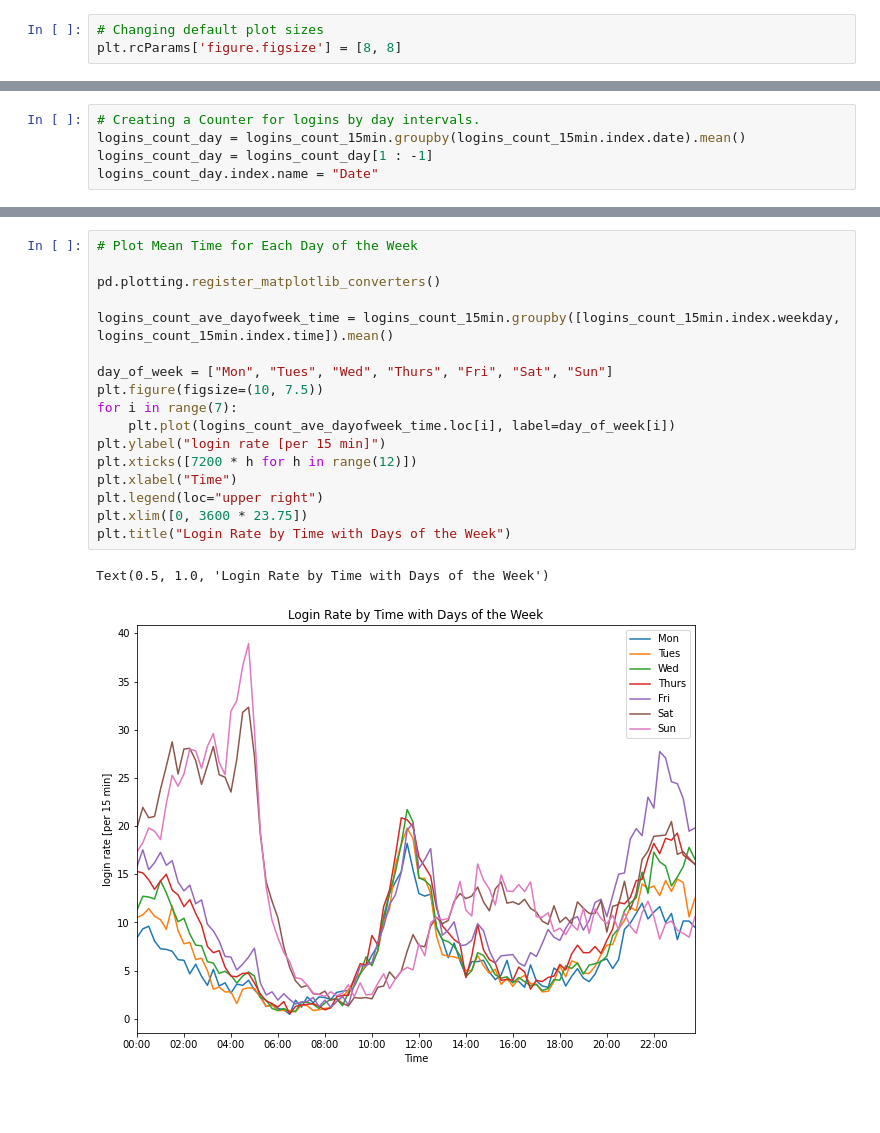
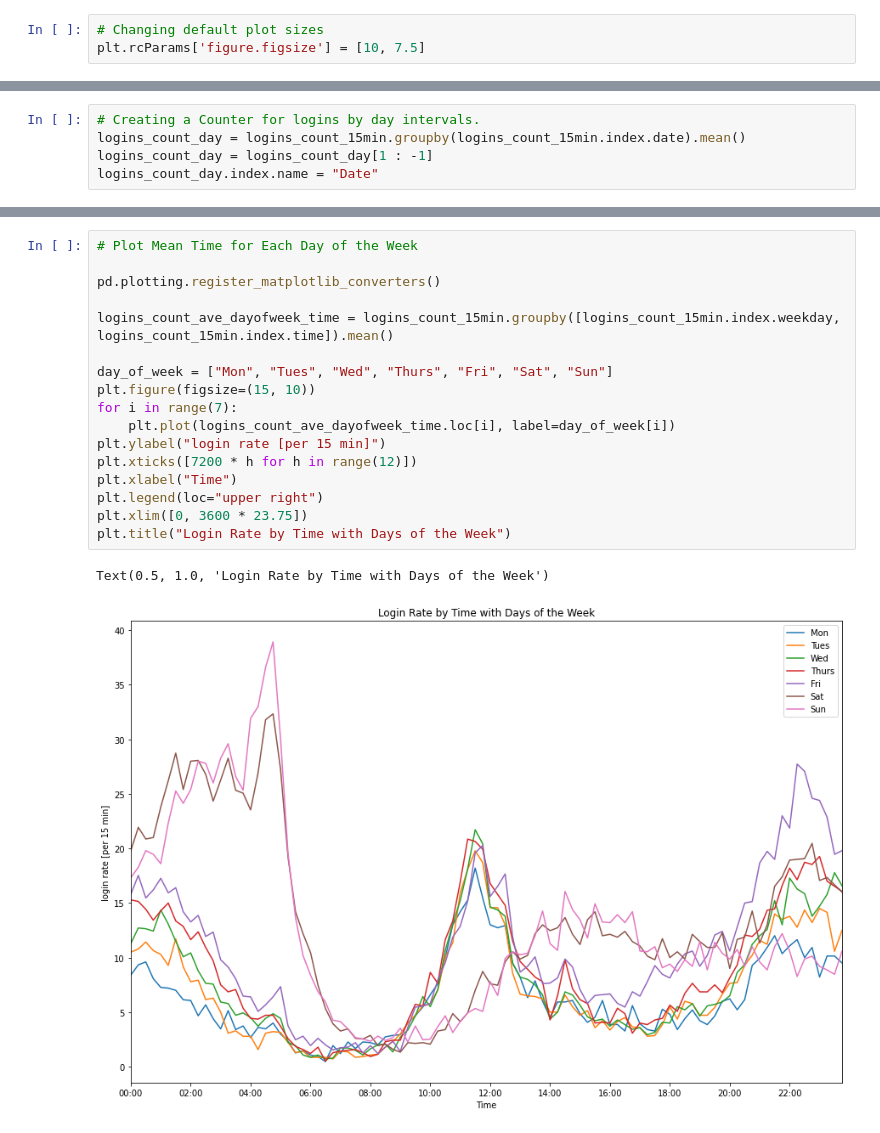
Before and after one commit to ChadDelany/challenge_ultimate, a Jupyter notebook: challenge_ultimate.ipynb, the cells around one changed output, grey strips where cells are left out. Drawn from its saved outputs; the diff is of its cells as text; blank space fills up the shorter version.

```diff
--- a/challenge_ultimate.ipynb
+++ b/challenge_ultimate.ipynb
@@ -23,7 +23,7 @@ from copy import deepcopy
 from matplotlib.dates import HourLocator
 # %%
 # Changing default plot sizes
-plt.rcParams['figure.figsize'] = [8, 8]
+plt.rcParams['figure.figsize'] = [10, 7.5]
 # %% [markdown]
 ## Loading Dataset
 # %%
@@ -199,20 +253,20 @@ plt.show()
 # %%
 # Plot Mean Time for Each Day of the Week
 
 pd.plotting.register_matplotlib_converters()
 
 logins_count_ave_dayofweek_time = logins_count_15min.groupby([logins_count_15min.index.weekday, logins_count_15min.index.time]).mean()
 
 day_of_week = ["Mon", "Tues", "Wed", "Thurs", "Fri", "Sat", "Sun"]
-plt.figure(figsize=(10, 7.5))
+plt.figure(figsize=(15, 10))
 for i in range(7):
     plt.plot(logins_count_ave_dayofweek_time.loc[i], label=day_of_week[i])
 plt.ylabel("login rate [per 15 min]")
 plt.xticks([7200 * h for h in range(12)])
 plt.xlabel("Time")
 plt.legend(loc="upper right")
 plt.xlim([0, 3600 * 23.75])
 plt.title("Login Rate by Time with Days of the Week")
 # %% [output]
 Text(0.5, 1.0, 'Login Rate by Time with Days of the Week')
-[figure, old version]
+[figure, new version]
```
Also changed, not shown: parts of 8 cells of this notebook.
